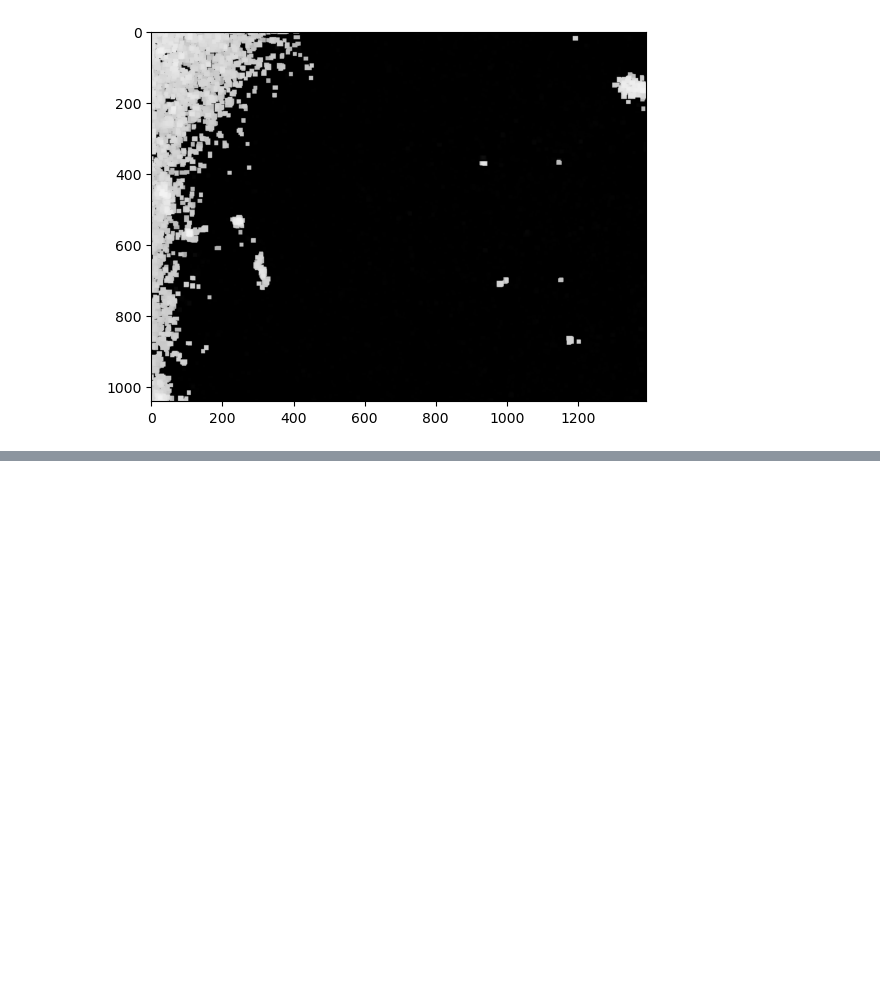
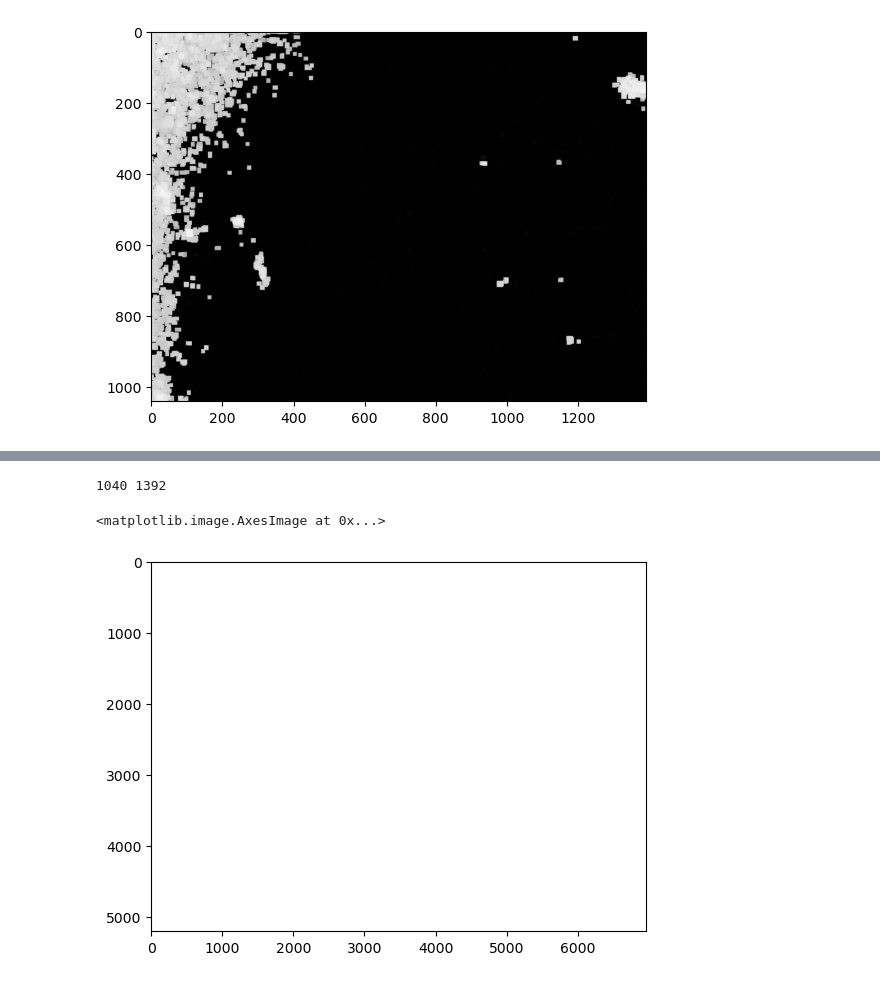
Before and after one commit to numimin/TOOI, a Jupyter notebook: TOOI Task.ipynb, the cells around one changed output, grey strips where cells are left out. Saved outputs shown, nothing was run; the diff lists cells and outputs as text; code cells hidden in the pictures; blank space fills up the shorter version.

```diff
--- a/TOOI Task.ipynb
+++ b/TOOI Task.ipynb
@@ -61,3 +63,14 @@ plt.imshow(opened3)
 # %% [output]
 <matplotlib.image.AxesImage at 0x...>
 [figure]
+# %%
+from os import listdir
+deleted_directories = [20, 21, 23, 24, 25]
+for i in range(25):
+    index = i + 1
+    if index in deleted_directories:
+        continue
+    if index < 10:
+        index = f"0{index}"
+    directory = f"Well B1_{index}"
+    print(len(listdir(f"./data/{directory}")))
@@ -63,0 +124,3 @@ plt.imshow(opened3)
+# %%
+image_names = combine_files()
+print(image_names[0])
@@ -63,0 +129,12 @@ plt.imshow(opened3)
+# %%
+count = len(image_names)
+images = [[] for _ in range(count)]
+for i in range(count):
+    for j in range(25):
+        index = j + 1
+        if index < 10:
+            index = f"0{index}"
+        if not image_names[i][j]:
+            images[i].append(None)
+            continue
+        images[i].append(cv.imread(f"./data/Well B1_{index}/{image_names[i][j]}"))
@@ -63,0 +164,13 @@ plt.imshow(opened3)
+# %%
+max_y = images[0][0].shape[0]
+max_x = images[0][0].shape[1]
+print(f"{max_y} {max_x}")
+# %% [output]
+1040 1392
+# %%
+def create_white():
+    return np.zeros((max_y * 5, max_x * 5, 3), np.uint8) + 255
+plt.imshow(create_white())
+# %% [output]
+<matplotlib.image.AxesImage at 0x...>
+[figure, added]
```
Also changed, not shown: parts of 8 cells of this notebook, 1 other file.
